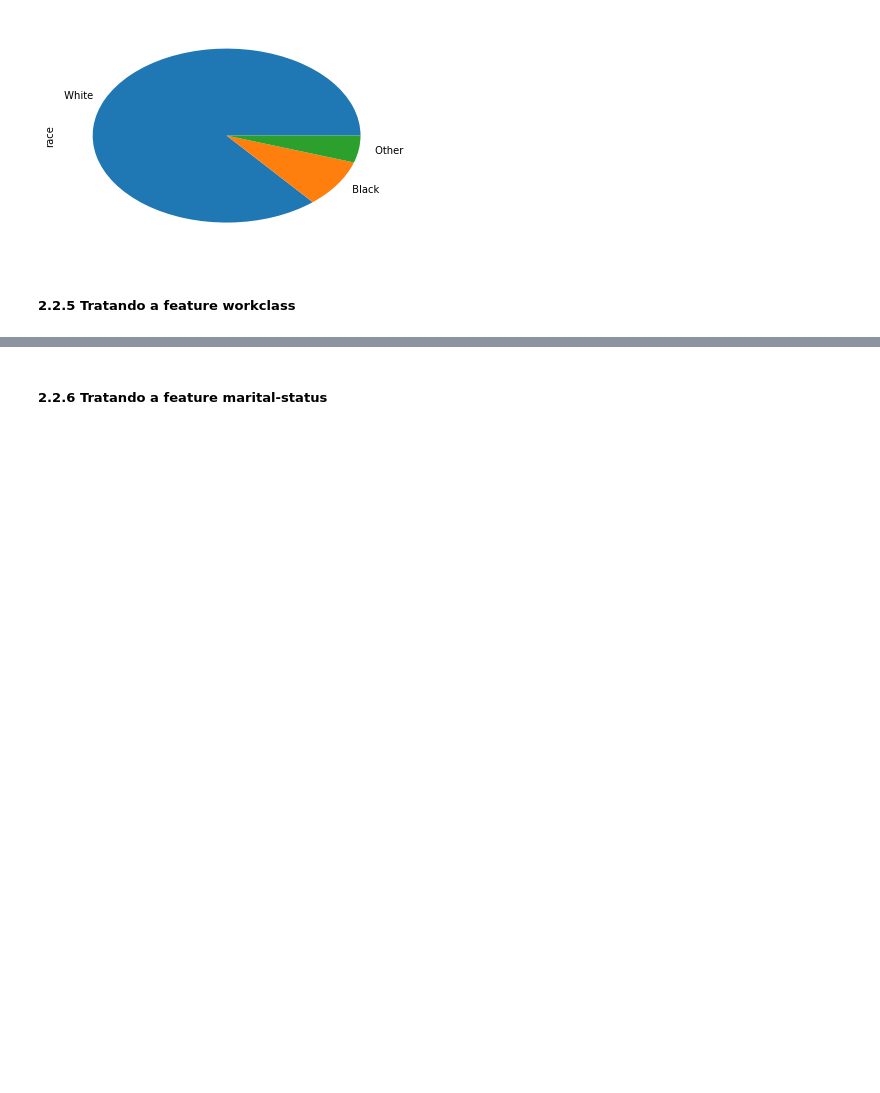
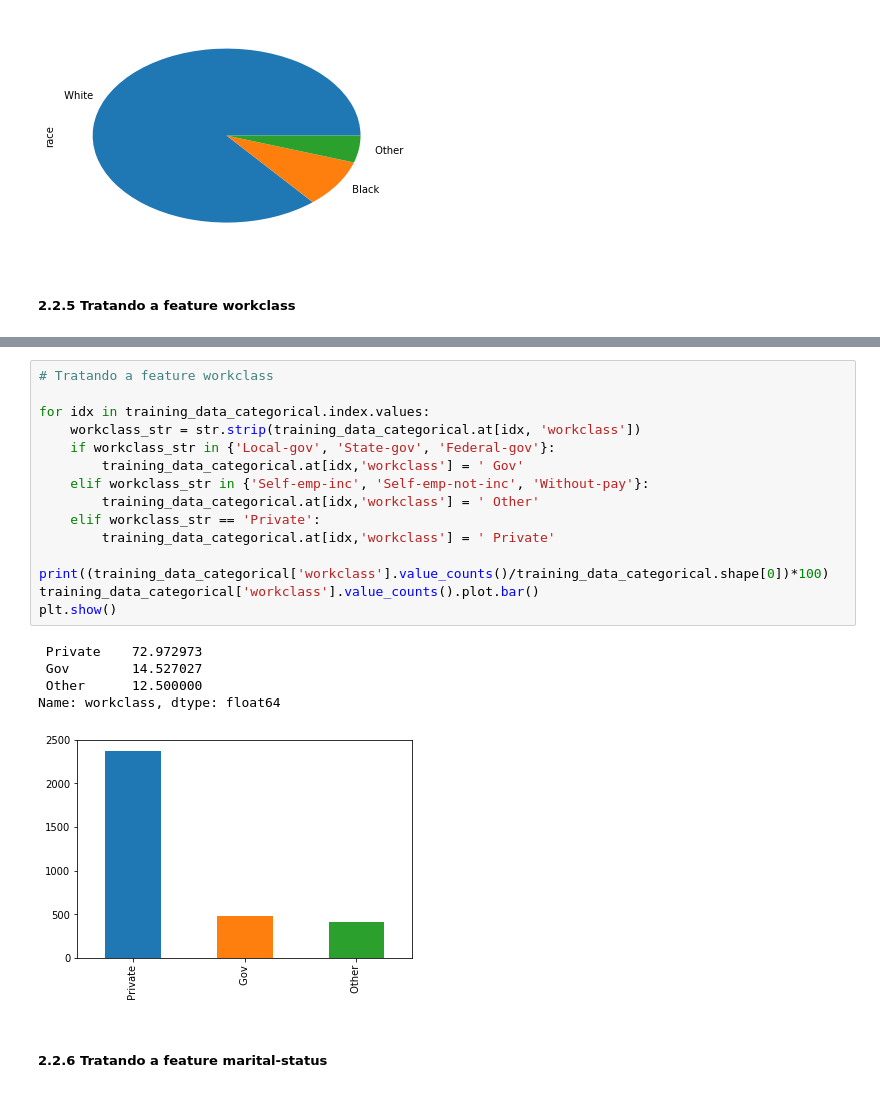
Before and after one commit to gustavo-mn/adult-dataset, a Jupyter notebook: Trabalho.ipynb, the cells around one changed output, grey strips where cells are left out. Cells and saved outputs as stored; diff of their text form; blank space fills up the shorter version.

```diff
--- a/Trabalho.ipynb
+++ b/Trabalho.ipynb
@@ -322,3 +392,24 @@ Como muitas categorias da feature workclass têm baixa representatividade (< 5%)
+# %%
+# Tratando a feature workclass
+
+for idx in training_data_categorical.index.values:
+    workclass_str = str.strip(training_data_categorical.at[idx, 'workclass'])
+    if workclass_str in {'Local-gov', 'State-gov', 'Federal-gov'}:
+        training_data_categorical.at[idx,'workclass'] = ' Gov'
+    elif workclass_str in {'Self-emp-inc', 'Self-emp-not-inc', 'Without-pay'}:
+        training_data_categorical.at[idx,'workclass'] = ' Other'
+    elif workclass_str == 'Private':
+        training_data_categorical.at[idx,'workclass'] = ' Private'
+
+print((training_data_categorical['workclass'].value_counts()/training_data_categorical.shape[0])*100)
+training_data_categorical['workclass'].value_counts().plot.bar()
+plt.show()
+# %% [output]
+ Private    72.972973
+ Gov        14.527027
+ Other      12.500000
+Name: workclass, dtype: float64
+[figure, added]
 # %% [markdown]
 ##### 2.2.6 Tratando a feature marital-status
 # %%
```
Also changed, not shown: parts of 12 cells of this notebook, 6 other files.
